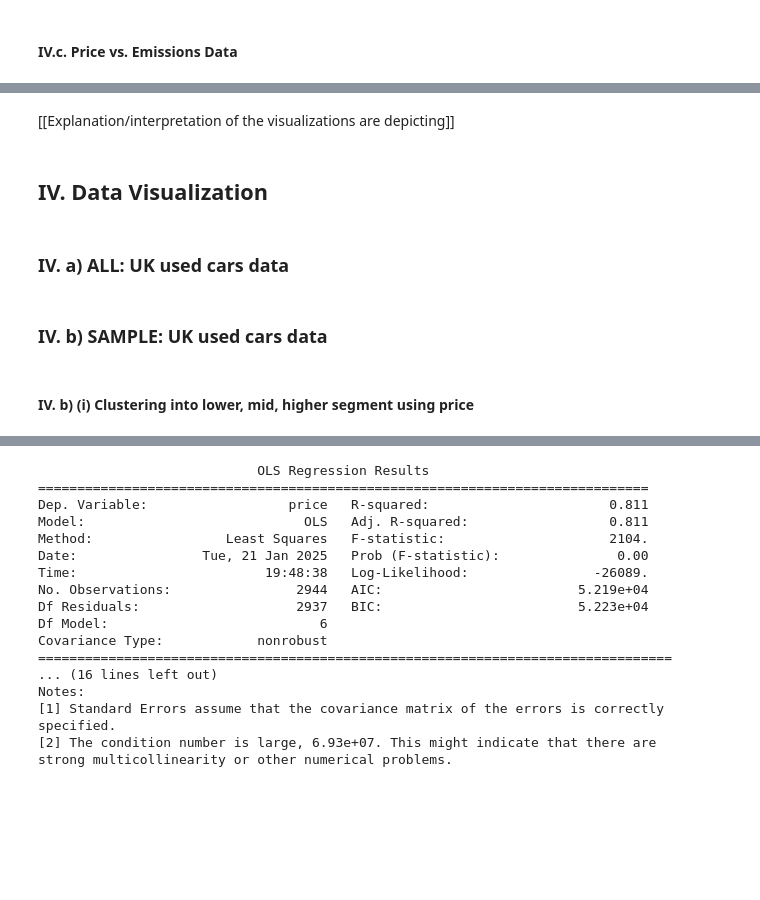
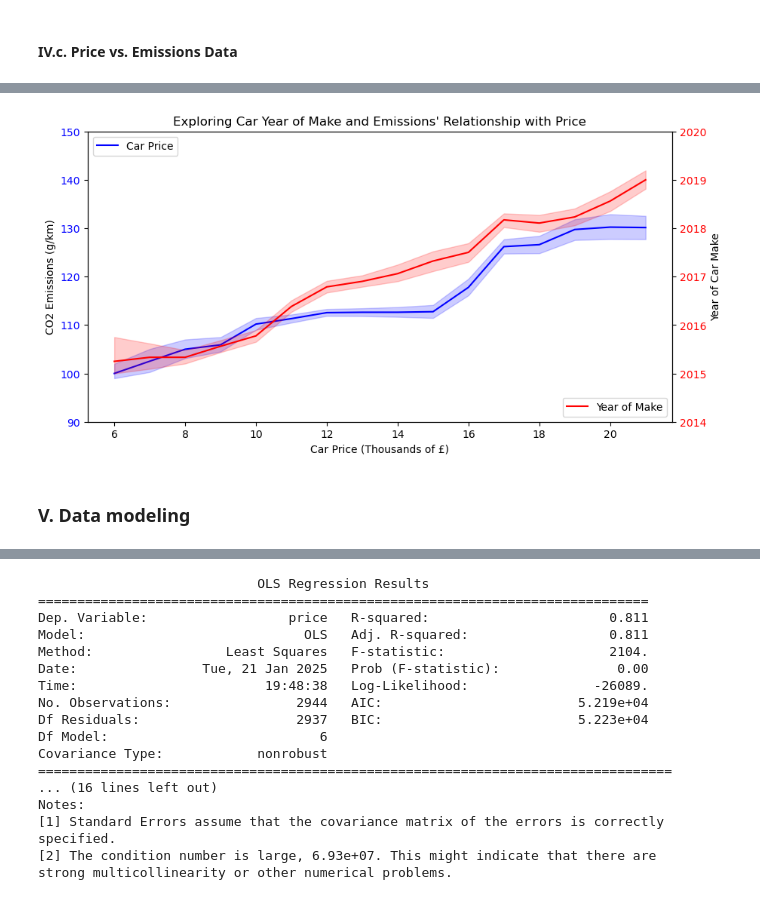
Before and after one commit to pholmes116/UK-used-car-prices-public, a Jupyter notebook: UK_car_rental.ipynb, the cells around one changed output, grey strips where cells are left out. Saved outputs shown, nothing was run; the diff lists cells and outputs as text; code cells hidden in the pictures; blank space fills up the shorter version.

Commit message:
putting plot back

```diff
--- a/UK_car_rental.ipynb
+++ b/UK_car_rental.ipynb
@@ -770,10 +621,39 @@ NameError: name 'd' is not defined
-# %% [markdown]
-[[Explanation/interpretation of the visualizations are depicting]]
+# %%
+golf['bucket'] = pd.cut(golf['price'],
+                        bins=range(min(golf['price']), max(golf['price']), 1000),
+                        right=False,
+                        labels=[i/1000 for i in range(min(golf['price']), max(golf['price']) - 1000, 1000)])
+golf = golf.dropna()
+
+golf['bucket'] = golf['bucket'].astype(int)
+
+# Create the figure and axis
+fig, ax1 = plt.subplots()
+
+# Plot the first variable (y1) using the first y-axis (left)
+sns.lineplot(x='bucket', y='CO2 Emissions', data=golf, label='Car Price', color='blue')
+ax1.set_xlabel('Car Price (Thousands of £)')
+ax1.set_ylabel('CO2 Emissions (g/km)')
+ax1.tick_params(axis='y', labelcolor='blue')
+ax1.set_ylim(90,150)
+ax1.legend(loc = 'upper left')
+
+# Create a second y-axis that shares the same x-axis
+ax2 = ax1.twinx()
+
+# Plot the second variable (y2) using the second y-axis (right)
+sns.lineplot(x='bucket', y='year', data=golf, label='Year of Make', color='red')
+ax2.set_ylabel('Year of Car Make')
+ax2.tick_params(axis='y', labelcolor='red')
+ax2.set_ylim(2014,2020)
+ax2.legend(loc = 'lower right')
+
+
+# Add labels and title
+plt.title("Exploring Car Year of Make and Emissions' Relationship with Price")
+# Display the plot
+plt.show()
+# %% [output]
+[figure, added]
 # %% [markdown]
-## IV. Data Visualization
+### V. Data modeling
-# %% [markdown]
-### IV. a) ALL: UK used cars data
-# %% [markdown]
-### IV. b) SAMPLE: UK used cars data
-# %% [markdown]
-#### IV. b) (i) Clustering into lower, mid, higher segment using price
```
Also changed, not shown: parts of 49 cells of this notebook.
